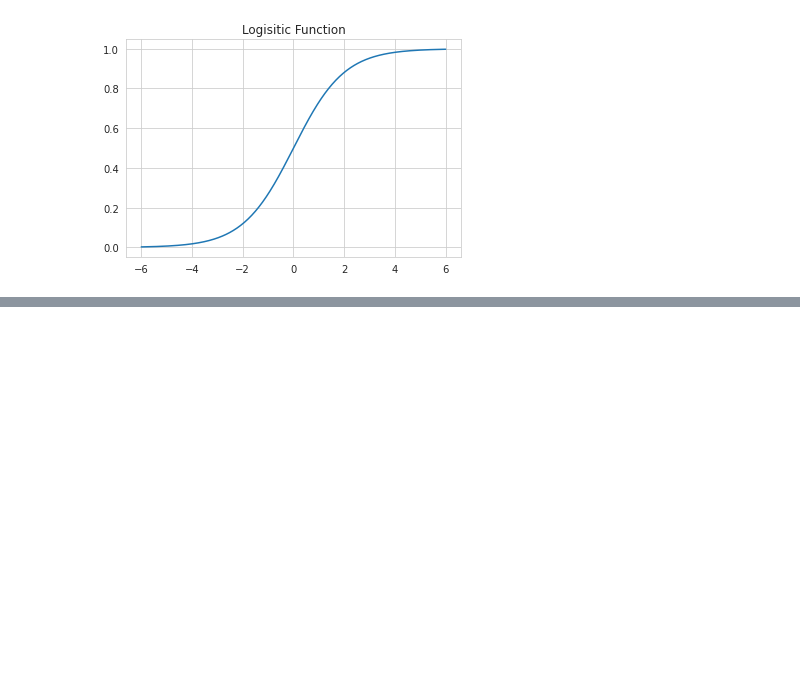
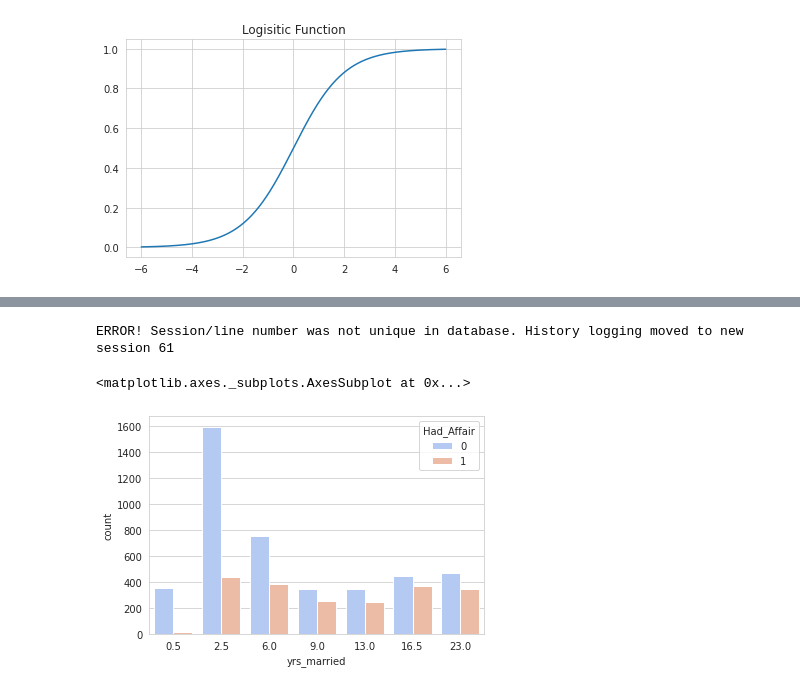
Before and after one commit to kisk0419/Python_learning, a Jupyter notebook: udemy_logistic_regression.ipynb, the cells around one changed output, grey strips where cells are left out. Cells and saved outputs as stored; diff of their text form; code cells hidden in the pictures; blank space fills up the shorter version.

```diff
--- a/udemy_logistic_regression.ipynb
+++ b/udemy_logistic_regression.ipynb
@@ -32,0 +74,7 @@ Text(0.5, 1.0, 'Logisitic Function')
+# %%
+# 結婚年数別の集計
+sns.countplot('yrs_married', data=df.sort_values('yrs_married'), hue='Had_Affair', palette='coolwarm')
+# %% [output]
+ERROR! Session/line number was not unique in database. History logging moved to new session 61
+<matplotlib.axes._subplots.AxesSubplot at 0x...>
+[figure, added]
```
Also changed, not shown: parts of 8 cells of this notebook.
